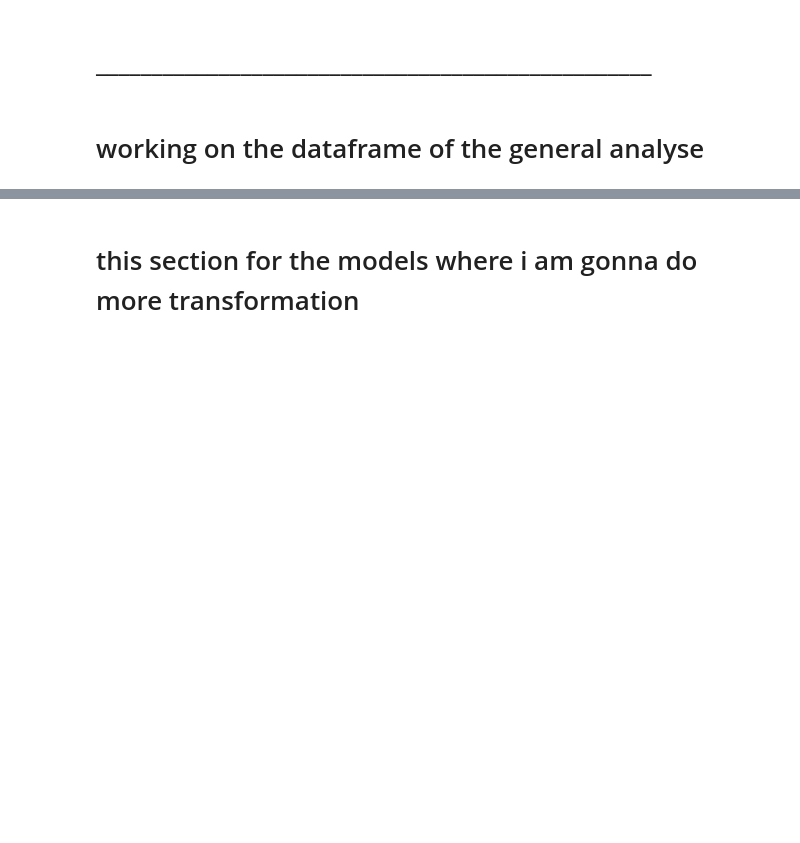
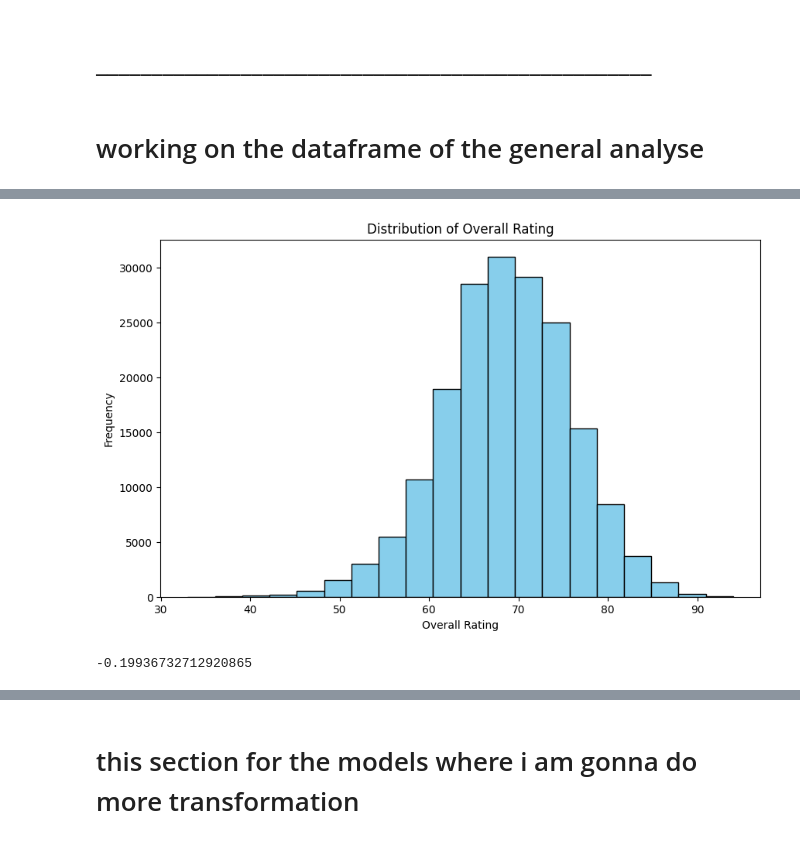
Before and after one commit to rahiqi-al/football-_clustering, a Jupyter notebook: test.ipynb, the cells around one changed output, grey strips where cells are left out. Drawn from its saved outputs; the diff is of its cells as text; code cells hidden in the pictures; blank space fills up the shorter version.

```diff
--- a/test.ipynb
+++ b/test.ipynb
@@ -524,0 +544,15 @@ df_player
+# %%
+import matplotlib.pyplot as plt
+
+# Plot the distribution of 'overall_rating'
+plt.figure(figsize=(10,6))
+plt.hist(df_player['overall_rating'], bins=20, color='skyblue', edgecolor='black')
+plt.title('Distribution of Overall Rating')
+plt.xlabel('Overall Rating')
+plt.ylabel('Frequency')
+plt.show()
+
+print(df_player['overall_rating'].skew())
+# %% [output]
+[figure, added]
+-0.19936732712920865
```
Also changed, not shown: parts of 12 cells of this notebook, 4 other files.
